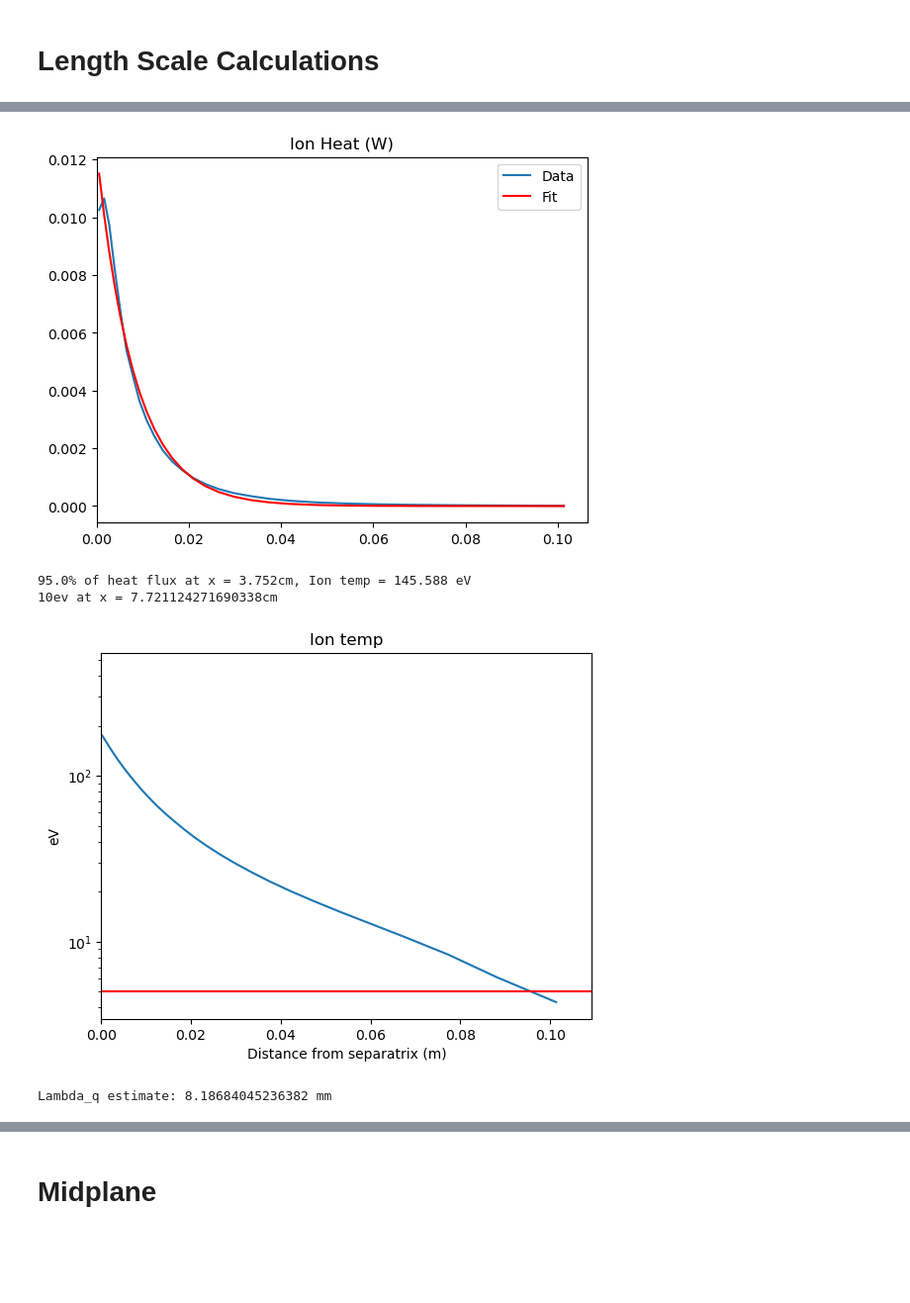
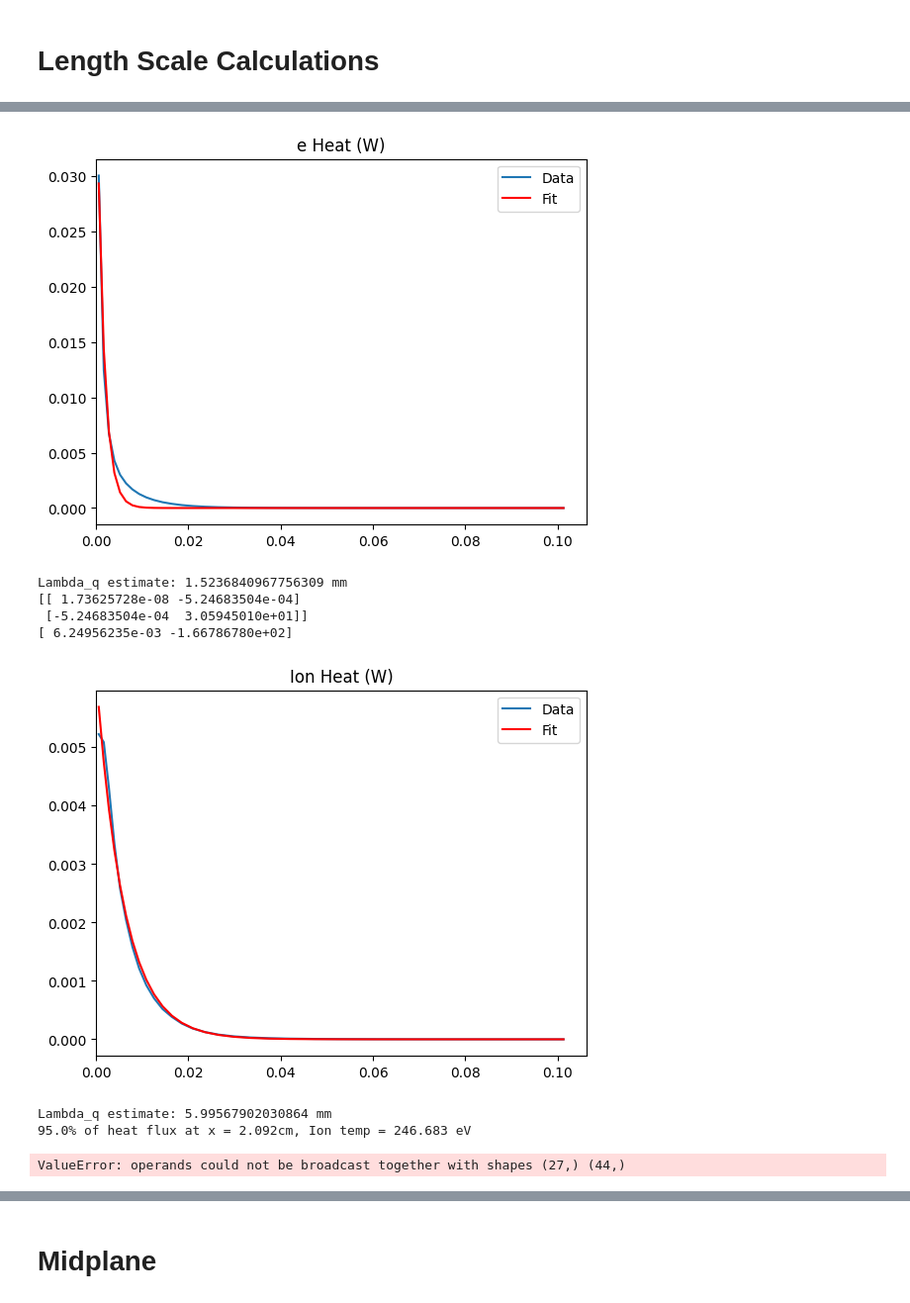
Before and after one commit to KasaiYuki/UETOOLS-Reactor, a Jupyter notebook: jupyter/MANTA_final_baseline/main.ipynb, the cells around one changed output, grey strips where cells are left out. Shown at 99% size. Saved outputs shown, nothing was run; the diff lists cells and outputs as text; code cells hidden in the pictures; blank space fills up the shorter version.

```diff
--- a/jupyter/MANTA_final_baseline/main.ipynb
+++ b/jupyter/MANTA_final_baseline/main.ipynb
@@ -48,7 +47,7 @@ fnrm without preconditioning: 5.35e-02
 # %%
-# c_dif = 0.05
-# c_kye = 0.06
-# c_kyi = 0.1
+c_dif = 0.05
+c_kye = 0.06
+c_kyi = 0.08
 
 bbb.dif_use[30,:,0] = [c_dif] * 46
 bbb.dif_use[29,:,0] = [c_dif] * 46
@@ -206,13 +205,37 @@ plt.show()
 # %% [markdown]
 # Length Scale Calculations
 # %%
+#lambda_q from Eich = 1.06mm (we are probably a bit wider, so I am targeting 1.1mm, lambda_t = 3
 from scipy.optimize import curve_fit
 # NEED: ION HEAT, ELECTRON HEAT, ION DENSITY
-poloidal_index = 32 # CHANGE TO 29 for in board, 32 out board
+poloidal_index = 28 # CHANGE TO 28 for in board, 32 out board
 # exponential fit
+
+#ELECTRONS HEAT
+eheat = -np.array(bbb.feex[poloidal_index,1:-1]/com.sy[poloidal_index,1:-1]*1e-6) #add a minus sign for inboard
+dist = np.array([val[0] for val in com.yylb[1:-1]])
+mask = dist >= 0
+eheat = eheat[mask]
+dist = dist[mask]
+# Params[0]=a, params[1]=b
+# b=-1/lambda_q
+params, pcov = curve_fit(lambda t,a,b: a*np.exp(b*t),  dist,  eheat,  p0=(0.5, -1))
+print(pcov)
+print(params)
+y_fit = params[0]*np.exp(params[1]*dist)
+# print(y_fit)
+# Plot the results
+plt.plot(dist, eheat, label="Data")
+plt.title("e Heat (W)")
+plt.plot(dist, y_fit, 'r-', label="Fit")
+plt.gca().set_xlim(left=0)
+# plt.axhline(y=0.0, color='r', linestyle='-')
+plt.legend()
+plt.show()
+print(f"Lambda_q estimate: {-1/params[1]*1000} mm")
+
 # IONS HEAT
-ionheat = np.array(bbb.feix[poloidal_index,1:-1]/com.sy[poloidal_index,1:-1]*1e-6)
-print(ionheat)
+ionheat = -np.array(bbb.feix[poloidal_index,1:-1]/com.sy[poloidal_index,1:-1]*1e-6) #add a minus sign for inboard
 dist = np.array([val[0] for val in com.yylb[1:-1]])
 mask = dist >= 0
 ionheat = ionheat[mask]
@@ -251,7 +274,7 @@ poloidal_index = 29
 iontemp= np.array(bbb.ti[poloidal_index,1:-1]/bbb.ev)
 print(f"{target_scale*100}% of heat flux at x = {(decaylen*100):.3f}cm, Ion temp = {iontemp[index]:.3f} eV")
 
-# tparams, tpcov = curve_fit(lambda t,a,b: a*np.exp(b*t),  dist,  iontemp,  p0=(0.5, -1))
+tparams, tpcov = curve_fit(lambda t,a,b: a*np.exp(b*t),  dist,  iontemp,  p0=(0.5, -1))
 
 targeteV = 10
 iev = np.searchsorted(iontemp[::-1], targeteV, side = "right")*-1
@@ -266,5 +289,5 @@ plt.gca().set_xlim(left=0)
 plt.yscale('log')
 plt.show()
 
-# print(f"Lambda_t estimate: {-1/tparams[1]*1000} mm")
+#rint(f"Lambda_t estimate: {-1/tparams[1]*1000} mm")
 # %% [output]
@@ -285,8 +297,12 @@ plt.show()
-[figure, old version]
+[figure, new version]
-95.0% of heat flux at x = 3.752cm, Ion temp = 145.588 eV
-10ev at x = 7.721124271690338cm
+Lambda_q estimate: 1.5236840967756309 mm
+[[ 1.73625728e-08 -5.24683504e-04]
+ [-5.24683504e-04  3.05945010e+01]]
+[ 6.24956235e-03 -1.66786780e+02]
-[figure, old version]
+[figure, new version]
-Lambda_q estimate: 8.18684045236382 mm
+Lambda_q estimate: 5.99567902030864 mm
+95.0% of heat flux at x = 2.092cm, Ion temp = 246.683 eV
+ValueError: operands could not be broadcast together with shapes (27,) (44,)
 # %%
 # Some more plots
 plt.xlabel("Distance from separatrix (m)")
```
Also changed, not shown: parts of 13 cells of this notebook, 5 other files.
